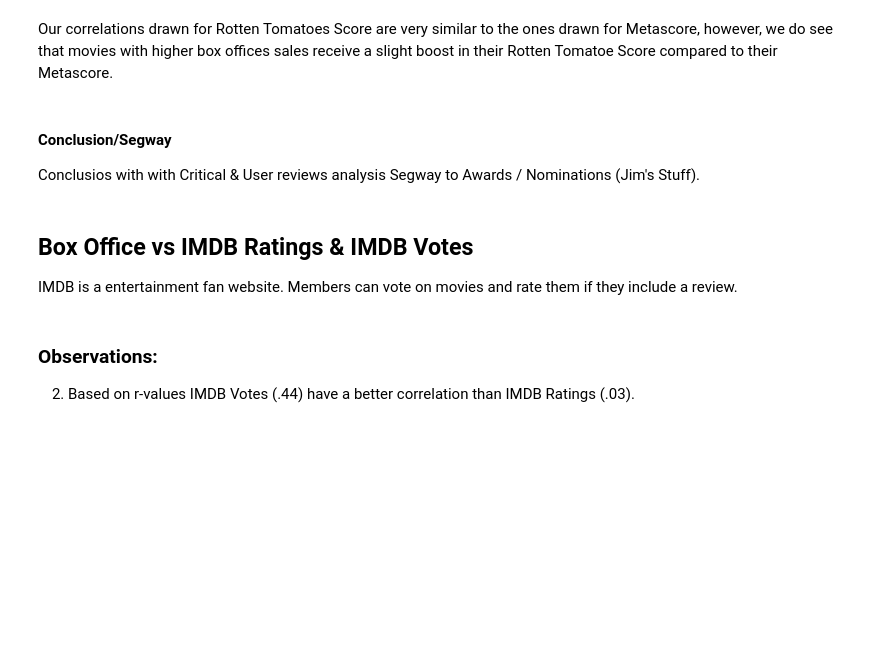
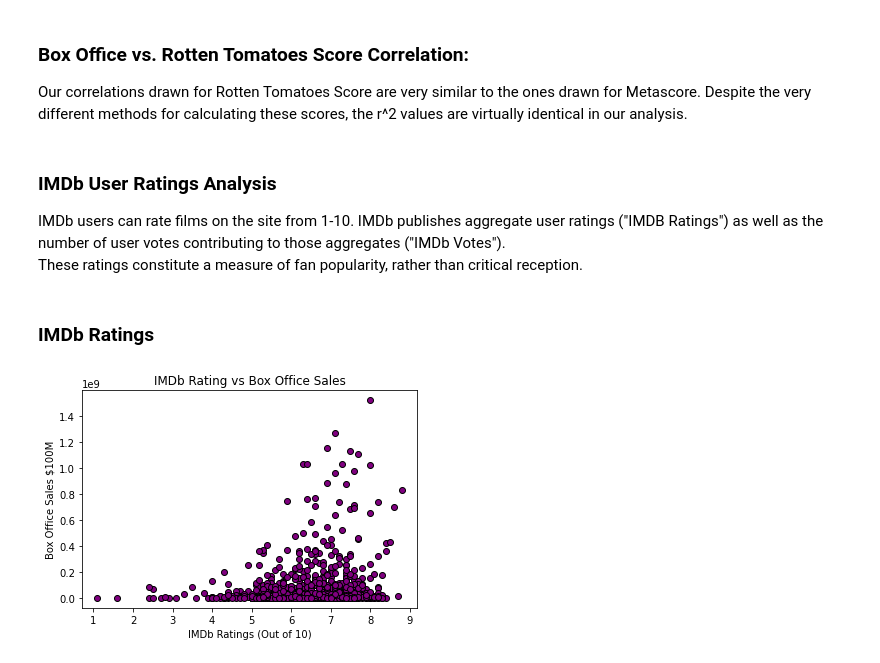
Before and after one commit to kellrow80/Project-1, a Jupyter notebook: Movie_DataQuest.ipynb, the cells around one changed output. Drawn from its saved outputs; the diff is of its cells as text; code cells hidden in the pictures; blank space fills up the shorter version.

```diff
--- a/Movie_DataQuest.ipynb
+++ b/Movie_DataQuest.ipynb
@@ -479,25 +769,25 @@ tomatoes_score_r2 = [rvalue**2]
 # %% [markdown]
-Our correlations drawn for Rotten Tomatoes Score are very similar to the ones drawn for Metascore, however, we do see that movies with higher box offices sales receive a slight boost in their Rotten Tomatoe Score compared to their Metascore.
+### Box Office vs. Rotten Tomatoes Score Correlation:
+Our correlations drawn for Rotten Tomatoes Score are very similar to the ones drawn for Metascore. Despite the very different methods for calculating these scores, the r^2 values are virtually identical in our analysis.
-# %% [markdown]
-#### Conclusion/Segway
-Conclusios with  with Critical & User reviews analysis
-Segway to Awards / Nominations (Jim's Stuff).
 # %% [markdown]
-## Box Office vs IMDB Ratings & IMDB Votes
-IMDB is a entertainment fan website.  Members can vote on movies and rate them if
-they include a review.
+### IMDb User Ratings Analysis
+IMDb users can rate films on the site from 1-10. IMDb publishes aggregate user ratings ("IMDB Ratings") as well as the number of user votes contributing to those aggregates ("IMDb Votes").<br>
+These ratings constitute a measure of fan popularity, rather than critical reception.
-# %% [markdown]
-### Observations:
-2) Based on r-values IMDB Votes (.44) have a better correlation than IMDB Ratings (.03).
+# %% [markdown]
+### IMDb Ratings
 # %%
-# Correlate Box Office v. IMDB Ratings
+# Correlating Box Office v. IMDb Ratings
+
+#Plotting out Box Office versus IMDb Ratings
 
 x_values = movie_sample["IMDB Rating"]
 y_values = movie_sample["Box Office"]
-plt.xlabel("IMDB Ratings (Out of 10)")
+plt.xlabel("IMDb Ratings (Out of 10)")
 plt.ylabel("Box Office Sales $100M")
-plt.title("IMDB Rating vs Box Office Sales")
+plt.title("IMDb Rating vs Box Office Sales")
 plt.scatter(x_values, y_values, marker = "o", facecolors = "purple", edgecolors="black")
 
 plt.show()
+# %% [output]
+[figure, added]
 # %%
```
Also changed, not shown: parts of 76 cells of this notebook, 1 other file.
